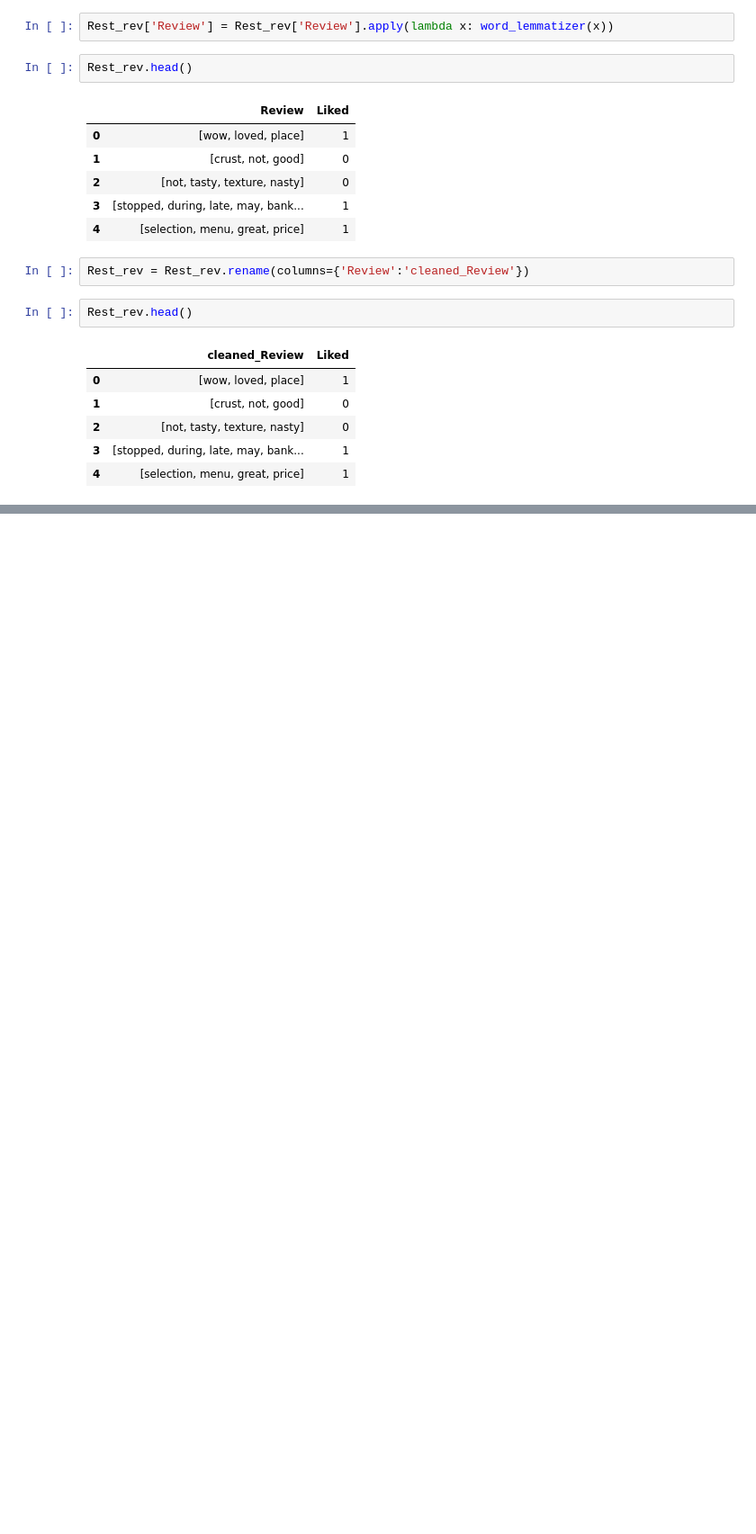
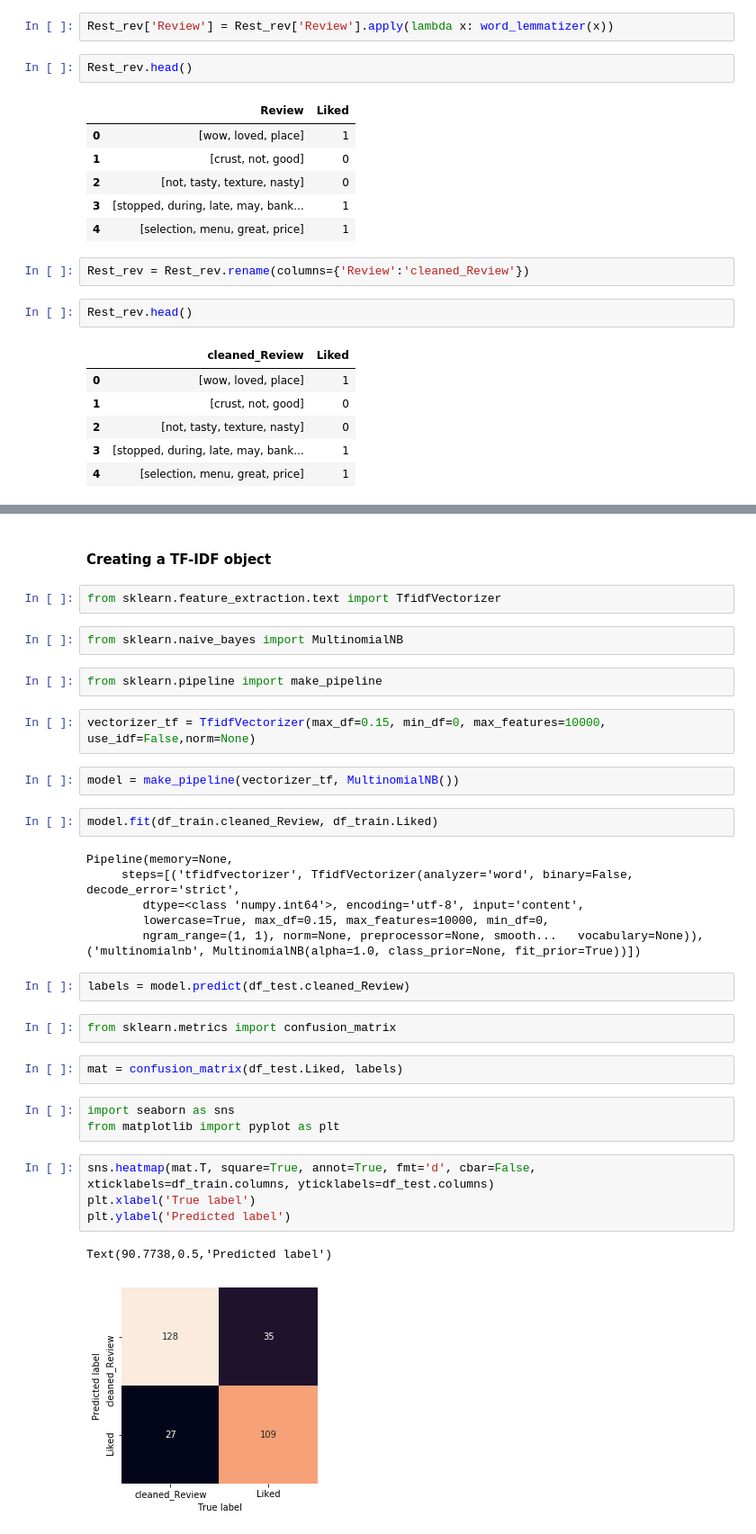
Before and after one commit to nipun1992/Restaurant-Review-Sentiment-Analysis, a Jupyter notebook: NLP Assignment Problem Statement 50 - Restaurant Review.ipynb, the cells around one changed output, grey strips where cells are left out. Shown at 90% size. Cells and saved outputs as stored; diff of their text form; blank space fills up the shorter version.

Commit message:
Implemented TfIdfVectorizer and MultinomialNB

```diff
--- a/NLP Assignment Problem Statement 50 - Restaurant Review.ipynb
+++ b/NLP Assignment Problem Statement 50 - Restaurant Review.ipynb
@@ -255,0 +288,36 @@ Rest_rev.head()
+# %% [markdown]
+#### Creating a TF-IDF object
+# %%
+from sklearn.feature_extraction.text import TfidfVectorizer
+# %%
+from sklearn.naive_bayes import MultinomialNB
+# %%
+from sklearn.pipeline import make_pipeline
+# %%
+vectorizer_tf = TfidfVectorizer(max_df=0.15, min_df=0, max_features=10000, use_idf=False,norm=None)
+# %%
+model = make_pipeline(vectorizer_tf, MultinomialNB())
+# %%
+model.fit(df_train.cleaned_Review, df_train.Liked)
+# %% [output]
+Pipeline(memory=None,
+     steps=[('tfidfvectorizer', TfidfVectorizer(analyzer='word', binary=False, decode_error='strict',
+        dtype=<class 'numpy.int64'>, encoding='utf-8', input='content',
+        lowercase=True, max_df=0.15, max_features=10000, min_df=0,
+        ngram_range=(1, 1), norm=None, preprocessor=None, smooth...   vocabulary=None)), ('multinomialnb', MultinomialNB(alpha=1.0, class_prior=None, fit_prior=True))])
+# %%
+labels = model.predict(df_test.cleaned_Review)
+# %%
+from sklearn.metrics import confusion_matrix
+# %%
+mat = confusion_matrix(df_test.Liked, labels)
+# %%
+import seaborn as sns
+from matplotlib import pyplot as plt
+# %%
+sns.heatmap(mat.T, square=True, annot=True, fmt='d', cbar=False, xticklabels=df_train.columns, yticklabels=df_test.columns)
+plt.xlabel('True label')
+plt.ylabel('Predicted label')
+# %% [output]
+Text(90.7738,0.5,'Predicted label')
+[figure, added]
```
Also changed, not shown: parts of 15 cells of this notebook.
